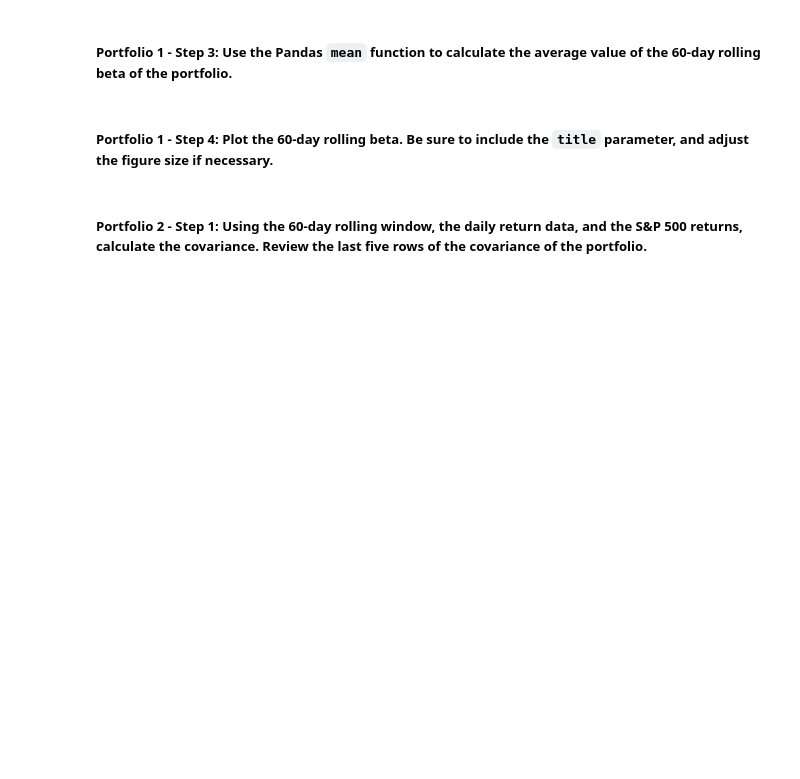
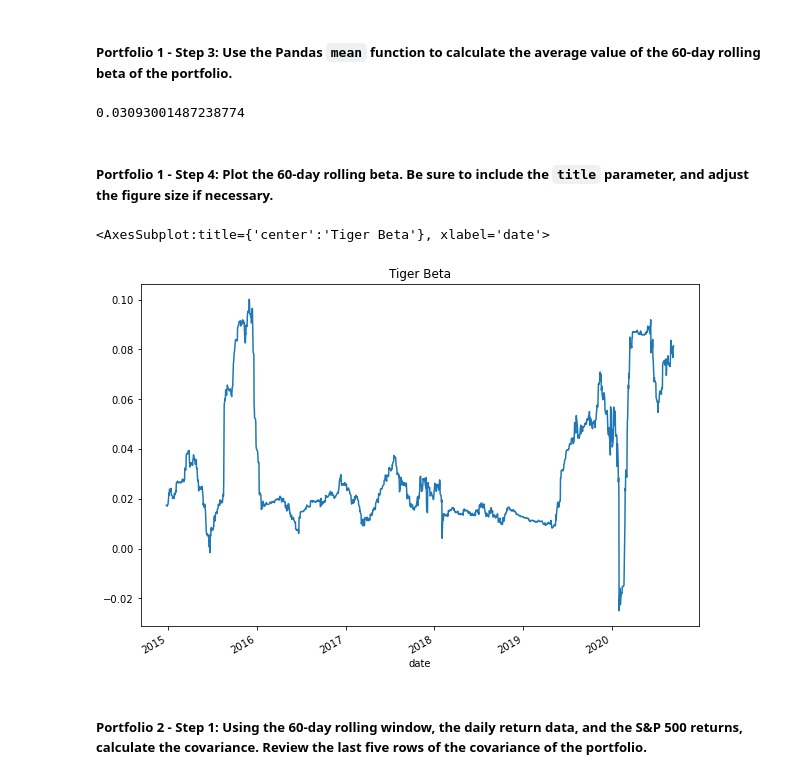
Before and after one commit to j-w-code/Module_4_Challenge-, a Jupyter notebook: Starter_Code_04/risk_return_analysis.ipynb, the cells around one changed output. Saved outputs shown, nothing was run; the diff lists cells and outputs as text; code cells hidden in the pictures; blank space fills up the shorter version.

```diff
--- a/Starter_Code_04/risk_return_analysis.ipynb
+++ b/Starter_Code_04/risk_return_analysis.ipynb
@@ -418,7 +418,7 @@ Name: S&P 500, dtype: float64
 # %% [markdown]
 ##### Portfolio 1 - Step 1: Using the 60-day rolling window, the daily return data, and the S&P 500 returns, calculate the covariance. Review the last five rows of the covariance of the portfolio.
 # %%
-tiger_covariance_df = daily_returns_df['TIGER GLOBAL MANAGEMENT LLC'].cov(daily_returns_df['S&P 500'])
+tiger_covariance_df = daily_returns_df['TIGER GLOBAL MANAGEMENT LLC'].rolling(window=60).cov(daily_returns_df['S&P 500'])
 # Review the last five rows of the covariance data
 
 tiger_covariance_df.tail()
@@ -429,4 +435,7 @@ AttributeError: 'numpy.float64' object has no attribute 'tail'
 # %%
 # Calculate the beta based on the 60-day rolling covariance compared to the market (S&P 500)
 # Review the last five rows of the beta information
-# YOUR CODE HERE
+tiger_beta = tiger_covariance_df / variance
+
+
+tiger_beta.tail()
@@ -434,13 +451,18 @@ AttributeError: 'numpy.float64' object has no attribute 'tail'
 ##### Portfolio 1 - Step 3: Use the Pandas `mean` function to calculate the average value of the 60-day rolling beta of the portfolio.
 # %%
 # Calculate the average of the 60-day rolling beta
-# YOUR CODE HERE
+tiger_beta.mean()
+# %% [output]
+0.03093001487238774
 # %% [markdown]
 ##### Portfolio 1 - Step 4: Plot the 60-day rolling beta. Be sure to include the `title` parameter, and adjust the figure size if necessary.
 # %%
 # Plot the rolling beta
 # Include a title parameter and adjust the figure size
-# YOUR CODE HERE
+tiger_beta.plot(figsize=(10,7), title="Tiger Beta")
+# %% [output]
+<AxesSubplot:title={'center':'Tiger Beta'}, xlabel='date'>
+[figure, added]
 # %% [markdown]
 ##### Portfolio 2 - Step 1: Using the 60-day rolling window, the daily return data, and the S&P 500 returns, calculate the covariance. Review the last five rows of the covariance of the portfolio.
 # %%
```
Also changed, not shown: parts of 4 cells of this notebook.
